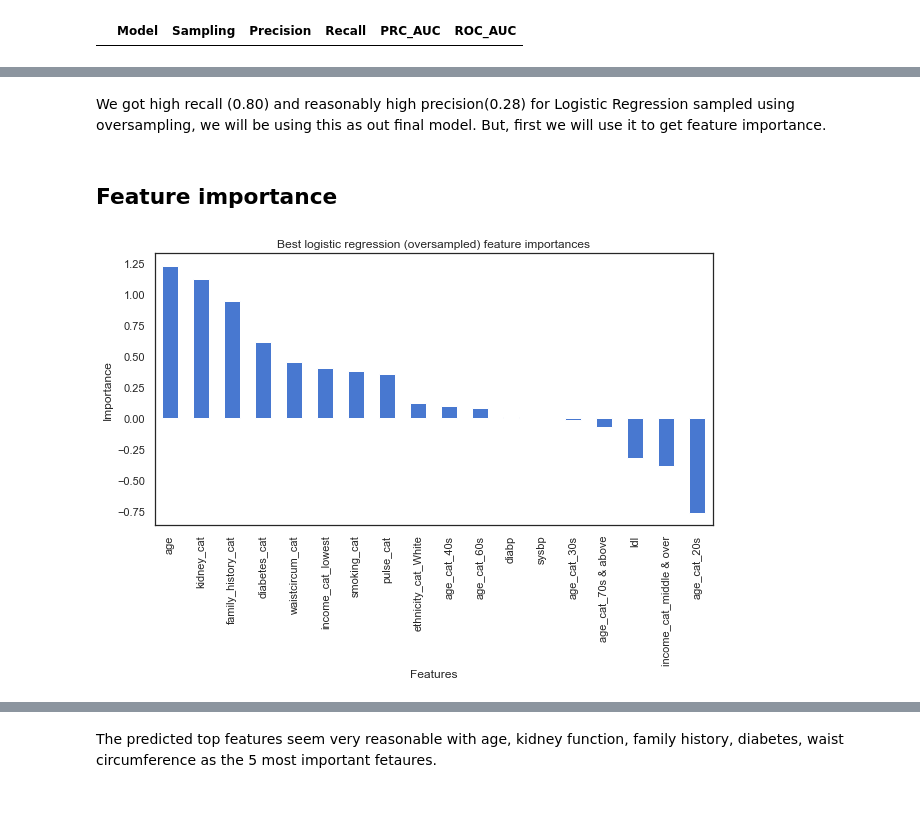
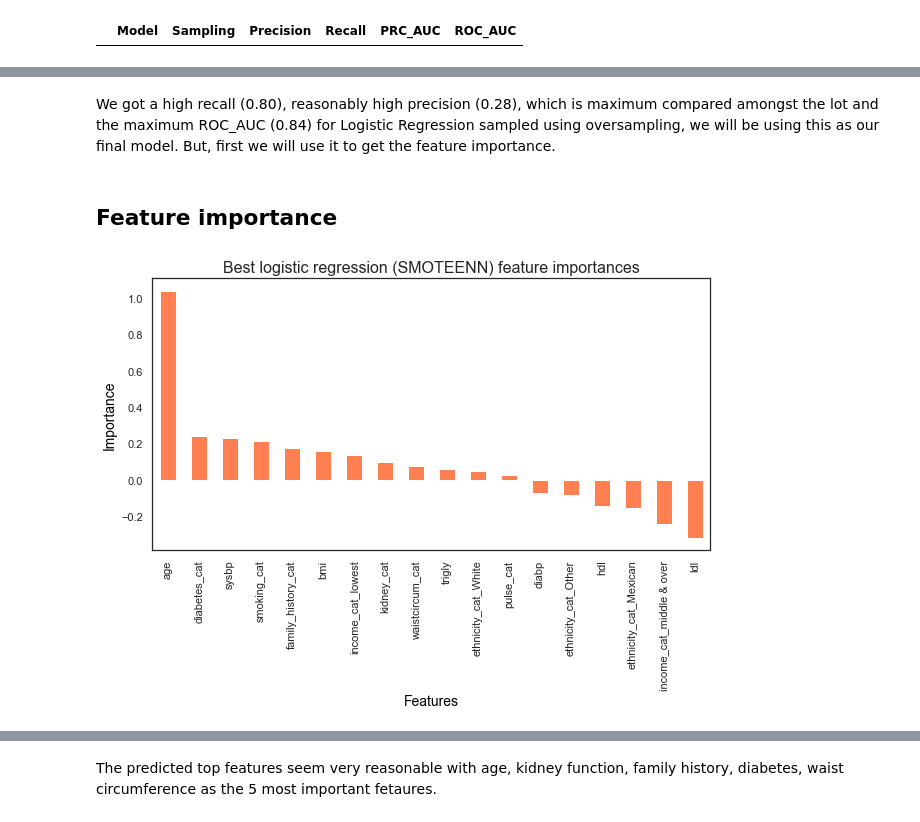
Before and after one commit to richasethi3/CVD_Prediction, a Jupyter notebook: 03_Preprocessing_and_Training/CVD_Prediction_Preprocessing_and_Training.ipynb, the cells around one changed output, grey strips where cells are left out. Drawn from its saved outputs; the diff is of its cells as text; code cells hidden in the pictures.

```diff
--- a/03_Preprocessing_and_Training/CVD_Prediction_Preprocessing_and_Training.ipynb
+++ b/03_Preprocessing_and_Training/CVD_Prediction_Preprocessing_and_Training.ipynb
@@ -457,7 +482,7 @@ Support Vector Classifier is overfitting the training data as can be observed by
 # %%
 #fit random forest classifier and predict y
 rf = RandomForestClassifier(random_state=42, n_estimators = 300)
-model_fit(rf,X_train, X_val, y_train, y_val, True)
+model_fit(rf,X_train, X_val, y_train, y_val, 'Random Forest: Precision-Recall Curve', True)
 
 fig = plt.figure(figsize=(10,4))
 ax = fig.add_subplot(1,2,1)
@@ -1073,24 +1266,24 @@ Area under ROC: 0.7332
 # %%
-#make a pipeline that selects best features, performs SMOTEENN and then Logistic Regression
-steps = [('selectkbest', SelectKBest(f_classif)),('smoteenn',SMOTEENN(random_state=42)),
-         ('KNN', KNeighborsClassifier())]
+#make a pipeline that selects best features, performs undersampling and then Logistic Regression
+steps = [('selectkbest', SelectKBest(f_classif)), ('rus',RandomUnderSampler(random_state=42)),
+         ('RF', RandomForestClassifier(random_state=42))]
 
-pipeline = Pipeline(steps)
+pipeline_rf_rus = Pipeline(steps)
 
 k = [k+1 for k in range(len(X_train.columns))]
 
-params = [{'selectkbest__k': k, 'KNN__n_neighbors': [45, 50, 55]}]
+params = [{'selectkbest__k': k, 'RF__n_estimators':[200, 400, 600]}]
 
-knnsmo_cv = GridSearchCV(pipeline, params, cv=2, scoring='recall')
+rfus_cv = GridSearchCV(pipeline_rf_rus, params, cv=5, scoring='recall')
 
-knnsmo_cv.fit(X_train, y_train)
+rfus_cv.fit(X_train, y_train)
 
-y_pred = knnsmo_cv.predict(X_val)
+y_pred = rfus_cv.predict(X_val)
 
-y_predprob = knnsmo_cv.predict_proba(X_val)[:,1]
+y_predprob = rfus_cv.predict_proba(X_val)[:,1]
 
 print(classification_report(y_val, y_pred))
-print("Tuned Model Parameters: {}".format(knnsmo_cv.best_params_))
+print("Tuned Model Parameters: {}".format(rfus_cv.best_params_))
 print("\nConfusion Matrix: \n", confusion_matrix(y_val, y_pred))
 print('')
 print('Precision: %.4f' %(precision_score(y_val, y_pred)))
@@ -1100,11 +1293,11 @@ precision, recall, thresholds = precision_recall_curve(y_val, y_predprob)
 
 print('Area under PRC: %.4f'%(auc(recall, precision)))
 
-fp, tp, th = roc_curve(y_val, y_pred)
+fp, tp, th = roc_curve(y_val, y_predprob)
 print('Area under ROC: %.4f'%(auc(fp, tp)))
 
-model_compare = model_compare.append({'Model': 'KNeighbors Classifier',
-                                      'Sampling': 'SMOTEENN',
+model_compare = model_compare.append({'Model': 'Random Forest',
+                                      'Sampling': 'Undersampled',
                                       'Precision': precision_score(y_val, y_pred),
                                       'Recall': recall_score(y_val, y_pred),
                                       'PRC_AUC': auc(recall, precision),
@@ -1266,19 +1338,19 @@ model_compare.sort_values(by='Recall', ascending=False)
 # %% [markdown]
-We got high recall (0.80) and reasonably high precision(0.28) for Logistic Regression sampled using oversampling, we will be using this as out final model. But, first we will use it to get feature importance.
+We got a high recall (0.80), reasonably high precision (0.28), which is maximum compared amongst the lot and the maximum ROC_AUC (0.84) for Logistic Regression sampled using oversampling, we will be using this as our final model. But, first we will use it to get the feature importance.
 # %% [markdown]
 ## Feature importance
 # %%
 #get the important features for oversampled dataset predicted using Logistic Regression
-coef_os = lros_cv.best_estimator_.named_steps['LR'].coef_[0]
-selected_os = lros_cv.best_estimator_.named_steps.selectkbest.get_support()
+coef_lr = lrsmtn_cv.best_estimator_.named_steps['LR'].coef_[0]
+selected_lr = lrsmtn_cv.best_estimator_.named_steps.selectkbest.get_support()
 # %%
 #plot the best estimated features
 plt.subplots(figsize=(10, 5))
-features = X_train.columns[selected_os]
-imps = pd.Series(coef_os, index=features).sort_values(ascending=False)
-imps.plot(kind='bar')
-plt.xlabel('Features')
-plt.ylabel('Importance')
-plt.title('Best logistic regression (oversampled) feature importances');
+features = X_train.columns[selected_lr]
+imps = pd.Series(coef_lr, index=features).sort_values(ascending=False)
+imps.plot(kind='bar', color = 'coral')
+plt.xlabel('Features', color='black', fontsize=14)
+plt.ylabel('Importance', color='black', fontsize=14)
+plt.title('Best logistic regression (SMOTEENN) feature importances', fontsize=16);
 # %% [output]
-[figure, old version]
+[figure, new version]
```
Also changed, not shown: parts of 51 cells of this notebook, 1 other file.
